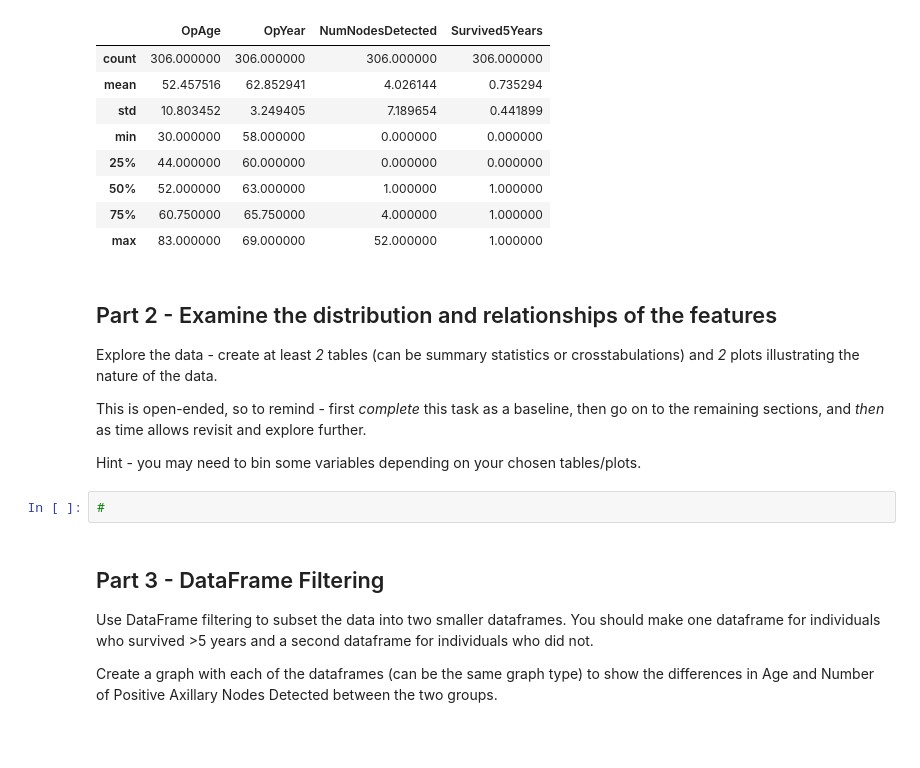
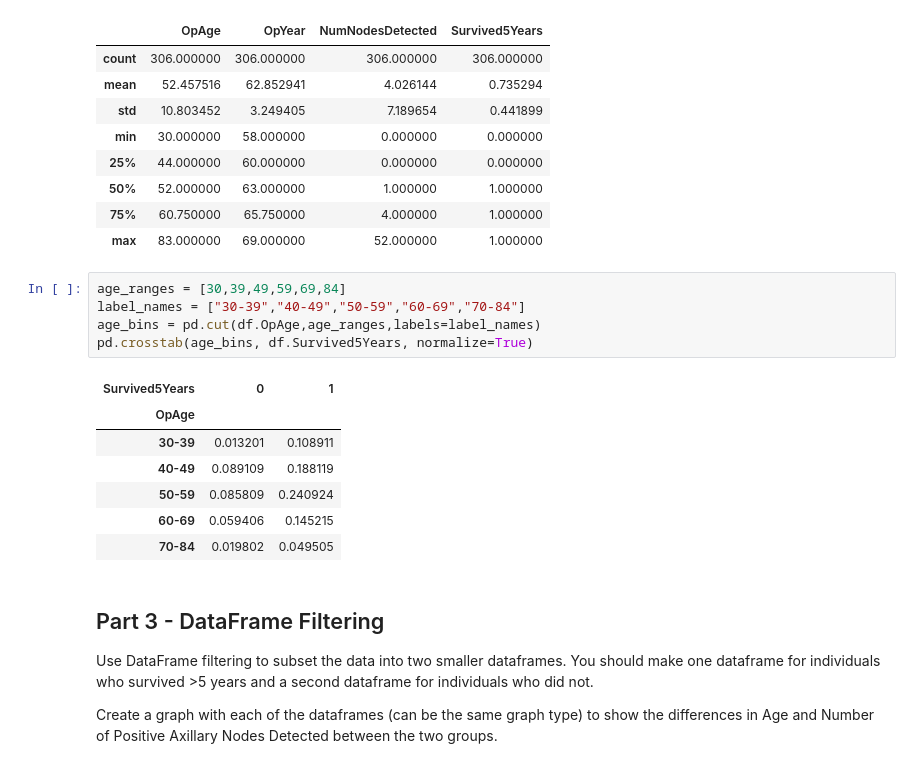
Before and after one commit to coopwilliams/LS-Sprint-Challenges, a Jupyter notebook: DS_Unit_1_Sprint_Challenge_1.ipynb, the cells around one changed output. Drawn from its saved outputs; the diff is of its cells as text; blank space fills up the shorter version.

Commit message:
Part 2

```diff
--- a/DS_Unit_1_Sprint_Challenge_1.ipynb
+++ b/DS_Unit_1_Sprint_Challenge_1.ipynb
@@ -102,16 +147,19 @@ df.describe()
 | 50% | 52.000000 | 63.000000 | 1.000000 | 1.000000 |
 | 75% | 60.750000 | 65.750000 | 4.000000 | 1.000000 |
 | max | 83.000000 | 69.000000 | 52.000000 | 1.000000 |
-# %% [markdown]
-## Part 2 - Examine the distribution and relationships of the features
-
-Explore the data - create at least *2* tables (can be summary statistics or crosstabulations) and *2* plots illustrating the nature of the data.
-
-This is open-ended, so to remind - first *complete* this task as a baseline, then go on to the remaining sections, and *then* as time allows revisit and explore further.
-
-Hint - you may need to bin some variables depending on your chosen tables/plots.
-# %%
-#
+# %%
+age_ranges = [30,39,49,59,69,84]
+label_names = ["30-39","40-49","50-59","60-69","70-84"]
+age_bins = pd.cut(df.OpAge,age_ranges,labels=label_names)
+pd.crosstab(age_bins, df.Survived5Years, normalize=True)
+# %% [output]
+| Survived5Years | 0 | 1 |
+| OpAge |  |  |
+| 30-39 | 0.013201 | 0.108911 |
+| 40-49 | 0.089109 | 0.188119 |
+| 50-59 | 0.085809 | 0.240924 |
+| 60-69 | 0.059406 | 0.145215 |
+| 70-84 | 0.019802 | 0.049505 |
 # %% [markdown]
 ## Part 3 - DataFrame Filtering
 
```
Also changed, not shown: parts of 3 cells of this notebook.
